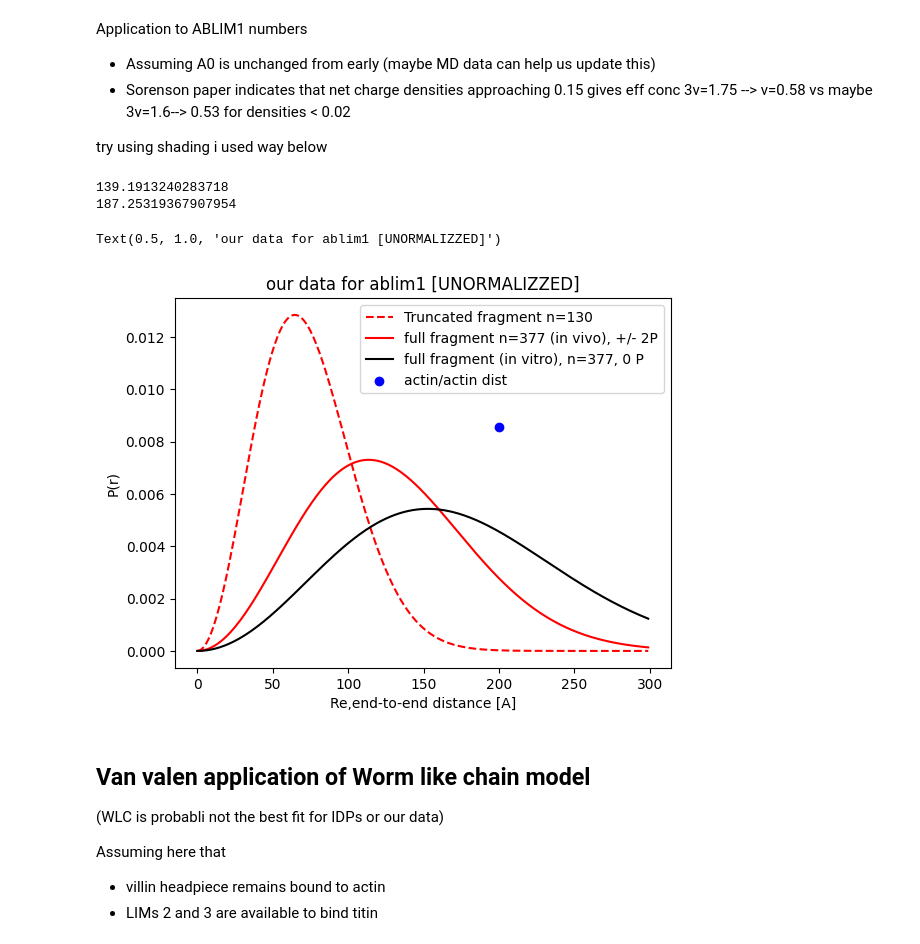
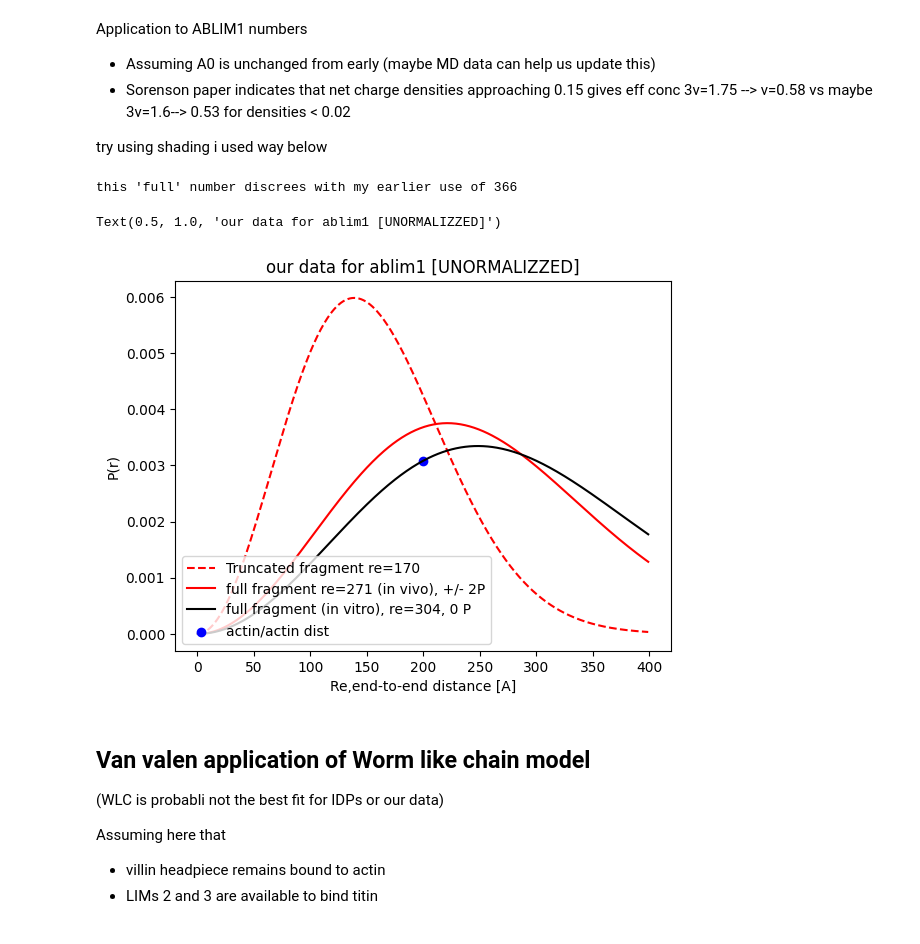
Before and after one commit to huskeypm/foldingML, a Jupyter notebook: ablim.ipynb, the cells around one changed output. Drawn from its saved outputs; the diff is of its cells as text; code cells hidden in the pictures.

```diff
--- a/ablim.ipynb
+++ b/ablim.ipynb
@@ -369,7 +427,7 @@ def pr(r,re_sqd):
 
 
 
-rs = np.arange(0,300)
+rs = np.arange(0,400)
 
 Ns = 51
 sqrt_re2 = A0 * (Ns**nu)
@@ -411,44 +469,49 @@ try using shading i used way below
 # %%
 truncC = 473-343   # from position 343 to 473 that we are running martini w
 full = 750-373     # full length
-
+print("this 'full' number discrees with my earlier use of 366")
 #
-nuUnphospho = 0.58 # for fully unphosphorylated molecule
-nuPhospho = 0.53  # changing two phosphos in a long change doesn't alter v significantly
+#nuUnphospho = 0.58 # for fully unphosphorylated molecule
+#nuPhospho = 0.53  # changing two phosphos in a long change doesn't alter v significantly
 
 # change in phospho might move from say 0.25 to 0.3, or 0.05 change
-Ns = truncC
-sqrt_re2 = A0 * (Ns**nuPhospho)
+#Ns = truncC
+#sqrt_re2 = A0 * (Ns**nuPhospho)
 #print(sqrt_re2)
-re2 = sqrt_re2**2
-plt.plot(rs,pr(rs,re2),'r--',label=f'Truncated fragment n={Ns}')
+#re2 = sqrt_re2**2'
+reTrunc = 170 # before
+re2 = reTrunc**2
+plt.plot(rs,pr(rs,re2),'r--',label=f'Truncated fragment re={reTrunc}')
 
 
-Ns = full
-sqrt_re2 = A0 * (Ns**nuPhospho)
-print(sqrt_re2)
-re2 = sqrt_re2**2
-plt.plot(rs,pr(rs,re2),'r-',label=f'full fragment n={Ns} (in vivo), +/- 2P')
+#Ns = full
+#sqrt_re2 = A0 * (Ns**nuPhospho)
+#print(sqrt_re2)
+#re2 = sqrt_re2**2
+repfull = 271 # before
+re2 = repfull**2
+plt.plot(rs,pr(rs,re2),'r-',label=f'full fragment re={repfull} (in vivo), +/- 2P')
 plt.ylabel('P(r)')
 plt.xlabel('Re,end-to-end distance [A]')
 
-sqrt_re2 = A0 * (Ns**nuUnphospho)
-print(sqrt_re2)
-re2 = sqrt_re2**2
-plt.plot(rs,pr(rs,re2),'k-',label=f'full fragment (in vitro), n={Ns}, 0 P')
+#sqrt_re2 = A0 * (Ns**nuUnphospho)
+#print(sqrt_re2)
+#re2 = sqrt_re2**2
+rewtfull = 304 # before
+re2 = rewtfull**2
+plt.plot(rs,pr(rs,re2),'k-',label=f'full fragment (in vitro), re={rewtfull}, 0 P')
 plt.ylabel('P(r)')
 plt.xlabel('Re,end-to-end distance [A]')
 
 
 b=20*10. # 20 nm --> 200 AA for actin/actin separation
-plt.scatter(b,pr(b,re2)+0.004,label='actin/actin dist',facecolor='blue')
-plt.legend(loc=0)
+plt.scatter(b,pr(b,re2),label='actin/actin dist',facecolor='blue')
+plt.legend(loc=3)
 plt.title('our data for ablim1 [UNORMALIZZED]')
 # %% [output]
-139.1913240283718
-187.25319367907954
+this 'full' number discrees with my earlier use of 366
 Text(0.5, 1.0, 'our data for ablim1 [UNORMALIZZED]')
-[figure, old version]
+[figure, new version]
 # %% [markdown]
 ## Van valen application of  Worm like chain model
 (WLC is probabli not the best fit for IDPs or our data)
```
Also changed, not shown: parts of 4 cells of this notebook.
